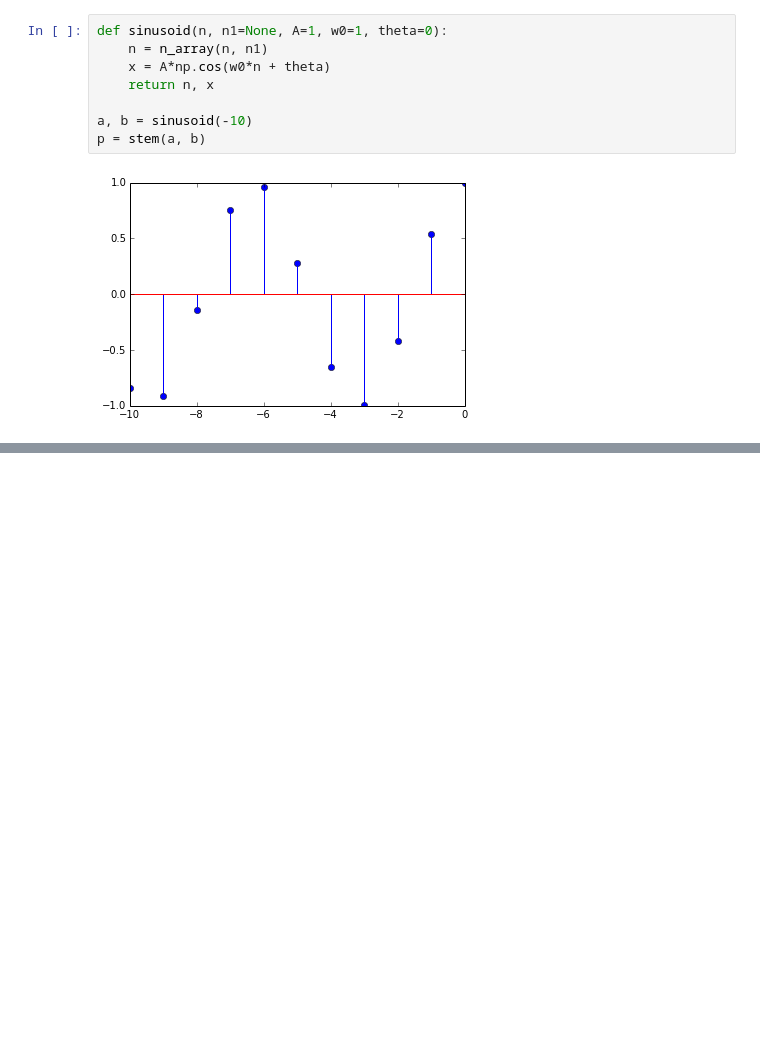
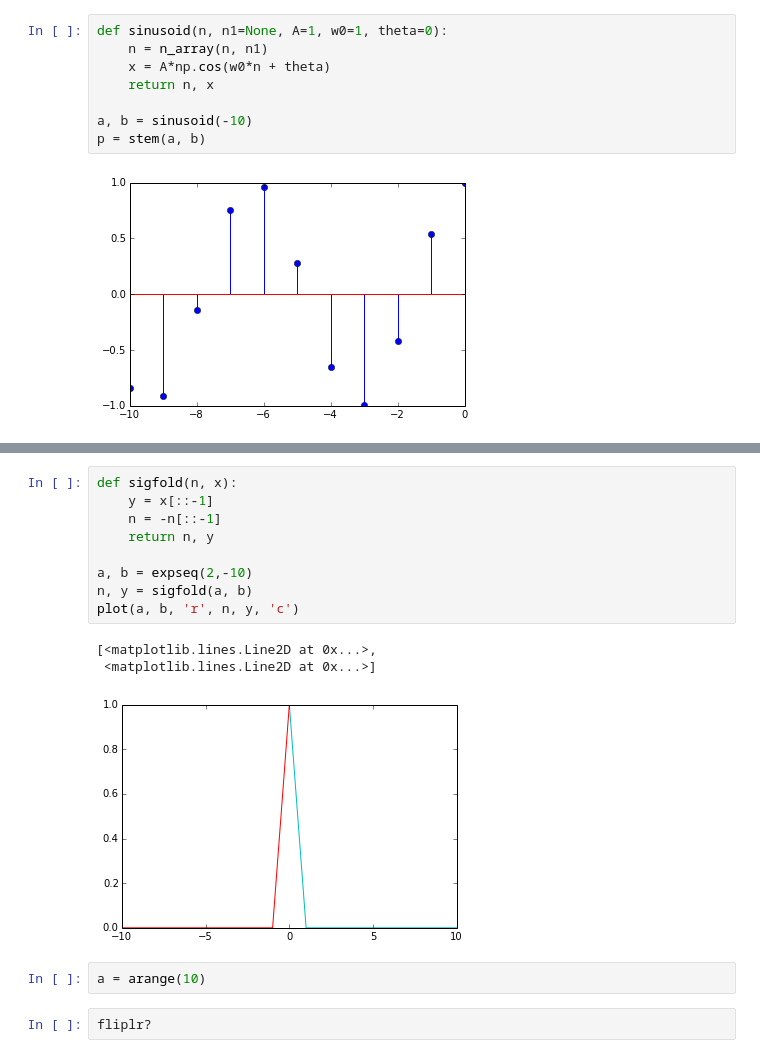
Before and after one commit to zshujon/digital_signal_processing, a Jupyter notebook: 02.discrete_time_signals_and_systems.ipynb, the cells around one changed output, grey strips where cells are left out. Saved outputs shown, nothing was run; the diff lists cells and outputs as text; blank space fills up the shorter version.

```diff
--- a/02.discrete_time_signals_and_systems.ipynb
+++ b/02.discrete_time_signals_and_systems.ipynb
@@ -81,0 +113,17 @@ plot(n1, x1, 'k', n2, x2, 'r', n, x, 'c')
+# %%
+def sigfold(n, x):
+    y = x[::-1]
+    n = -n[::-1]
+    return n, y
+
+a, b = expseq(2,-10)
+n, y = sigfold(a, b)
+plot(a, b, 'r', n, y, 'c')
+# %% [output]
+[<matplotlib.lines.Line2D at 0x...>,
+ <matplotlib.lines.Line2D at 0x...>]
+[figure, added]
+# %%
+a = arange(10)
+# %%
+fliplr?
```
Also changed, not shown: parts of 4 cells of this notebook.
